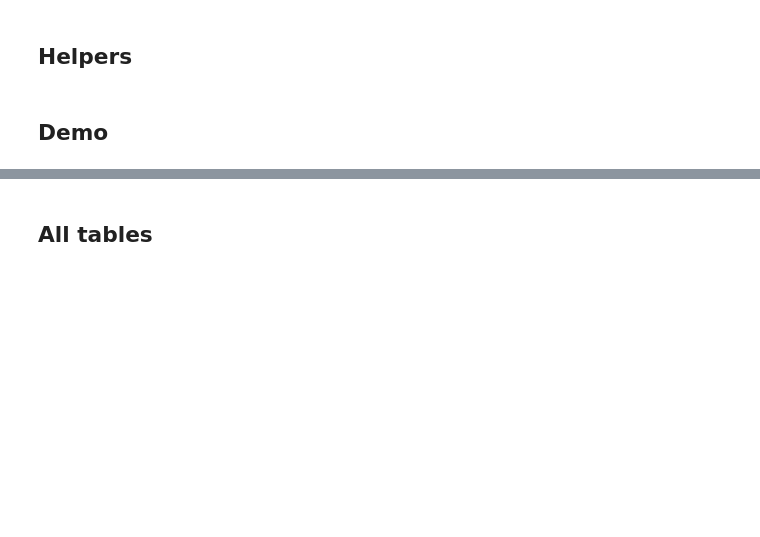
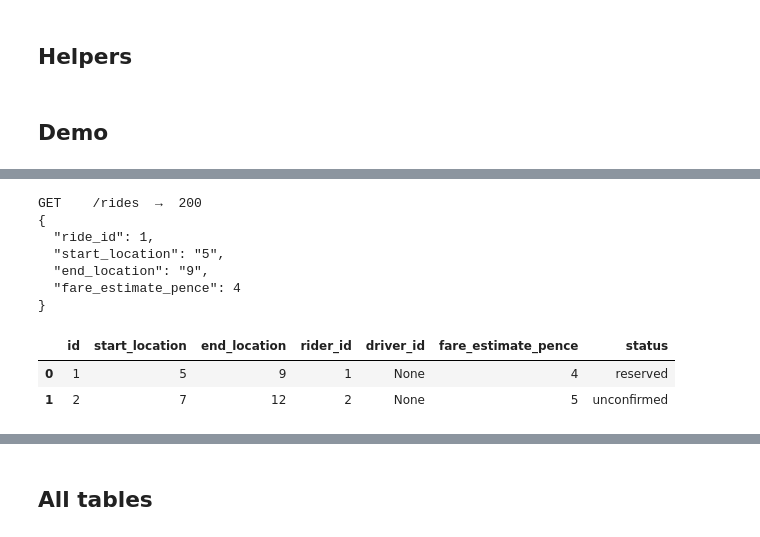
Before and after one commit to AliDariusKhan/sys-design, a Jupyter notebook: uber_solution.ipynb, the cells around one changed output, grey strips where cells are left out. Drawn from its saved outputs; the diff is of its cells as text; code cells hidden in the pictures; blank space fills up the shorter version.

```diff
--- a/uber_solution.ipynb
+++ b/uber_solution.ipynb
@@ -176,0 +331,14 @@ POST   /rides  →  200
+# %%
+call("get", "/rides", params={"driver_id": 1})
+df("rides")
+# %% [output]
+GET    /rides  →  200
+{
+  "ride_id": 1,
+  "start_location": "5",
+  "end_location": "9",
+  "fare_estimate_pence": 4
+}
+|  | id | start_location | end_location | rider_id | driver_id | fare_estimate_pence | status |
+| 0 | 1 | 5 | 9 | 1 | None | 4 | reserved |
+| 1 | 2 | 7 | 12 | 2 | None | 5 | unconfirmed |
```
Also changed, not shown: parts of 19 cells of this notebook.
